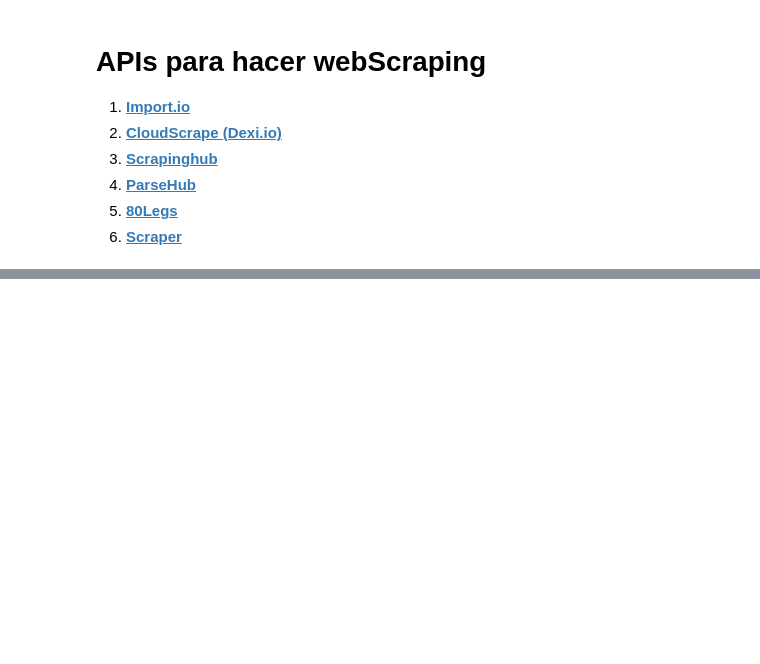
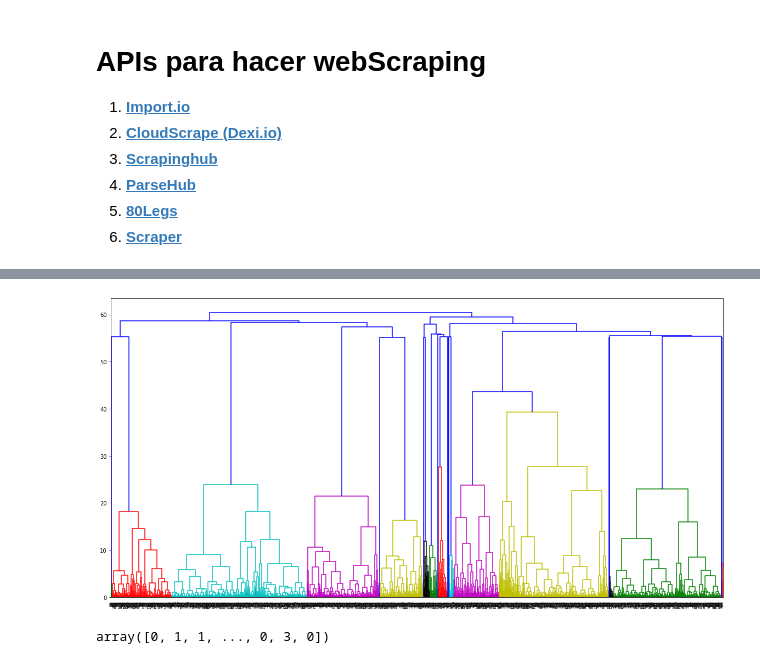
Before and after one commit to Cruzalirio/DatosWSCESA, a Jupyter notebook: Cuadernos/03_WebScraping.ipynb, the cells around one changed output, grey strips where cells are left out. Drawn from its saved outputs; the diff is of its cells as text; code cells hidden in the pictures; blank space fills up the shorter version.

```diff
--- a/Cuadernos/03_WebScraping.ipynb
+++ b/Cuadernos/03_WebScraping.ipynb
@@ -625,0 +832,11 @@ datosTabla.to_excel("TuCarro.xlsx", sheet_name="3_10_22")
+# %%
+import nums_from_string
+
+def reemplazar(x):
+    if pd.isna(x)==False:
+        x=nums_from_string.get_nums(x)
+        if len(x)>0:
+            x=x[0]
+        else:
+            x=np.nan
+    return(x)
@@ -625,0 +848,9 @@ datosTabla.to_excel("TuCarro.xlsx", sheet_name="3_10_22")
+# %%
+datosTabla= pd.read_excel("TuCarro.xlsx")
+#datosTabla["Año"] = list(map(reemplazar, datosTabla["Año"] ))
+#datosTabla["Motor"] = list(map(reemplazar, datosTabla["Motor"] ))
+#datosTabla["Puertas"] =list(map(reemplazar, datosTabla["Puertas"] ))
+datosTabla["Motor"] =list(map(reemplazar, datosTabla["Motor"] ))
+datosTabla["Precio"] =list(map(reemplazar, datosTabla["Precio"] ))
+datosTabla["Kilómetros"] = list(map(reemplazar, datosTabla["Kilómetros"] ))
+datosTabla
@@ -625,0 +880,7 @@ datosTabla.to_excel("TuCarro.xlsx", sheet_name="3_10_22")
+# %%
+base = datosTabla[["Año", "Color", "Tipo de combustible", "Puertas", "Transmisión", "Kilómetros", "Precio"]]
+base = pd.get_dummies(base, drop_first=True)
+base = base.dropna(axis=0)
+datosescalados=StandardScaler(with_mean=True, with_std=True).fit(base)
+datosnuevos=datosescalados.transform(base)
+datosnuevos
@@ -625,0 +901,11 @@ datosTabla.to_excel("TuCarro.xlsx", sheet_name="3_10_22")
+# %%
+plt.rcParams["figure.figsize"] = (20,10)
+dendogram=sch.dendrogram(sch.linkage(datosnuevos, method='ward',metric="euclidean"),labels=base.index)
+# %% [output]
+[figure, added]
+# %%
+enlace=sch.linkage(datosnuevos, method='ward',metric="euclidean")
+corte=cluster.hierarchy.cut_tree(enlace, n_clusters=4)
+corte[:,0]
+# %% [output]
+array([0, 1, 1, ..., 0, 3, 0])
```
Also changed, not shown: parts of 50 cells of this notebook.
